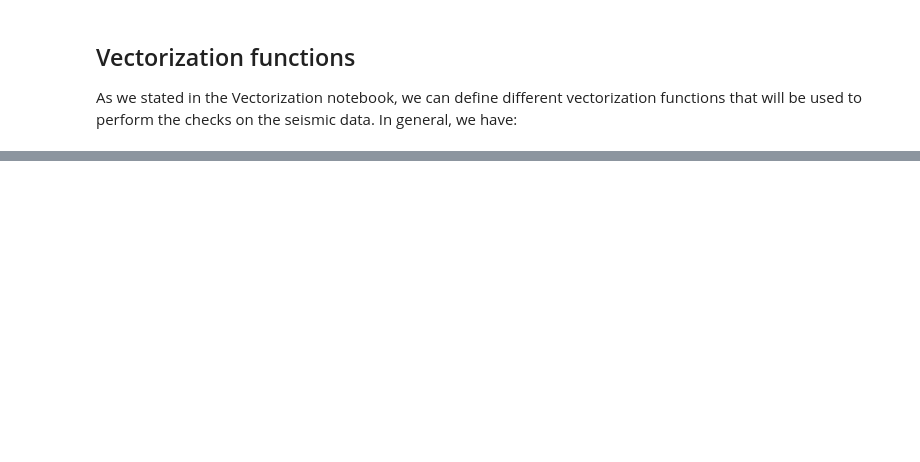
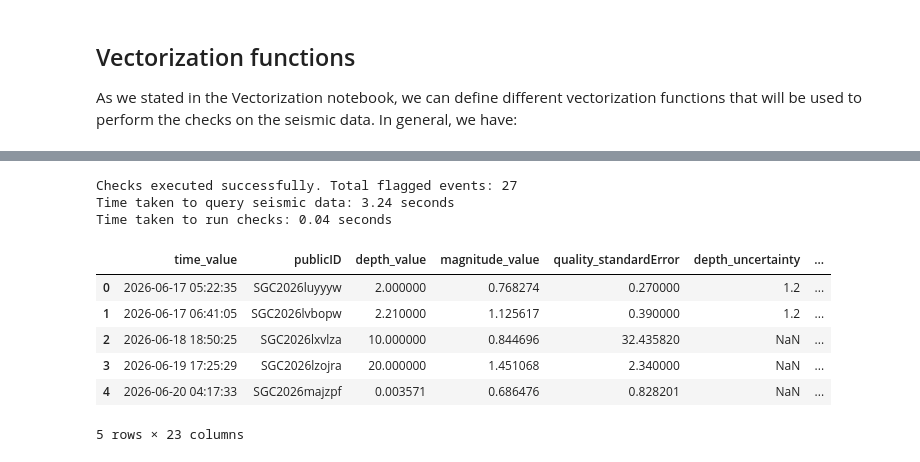
Before and after one commit to KenethGarcia/Revision_Sismicidad_SGC, a Jupyter notebook: notebooks/Setting_config_file.ipynb, the cells around one changed output, grey strips where cells are left out. Saved outputs shown, nothing was run; the diff lists cells and outputs as text; code cells hidden in the pictures; blank space fills up the shorter version.

```diff
--- a/notebooks/Setting_config_file.ipynb
+++ b/notebooks/Setting_config_file.ipynb
@@ -641,6 +641,6 @@ def fetch_seismic_data(
 # Test the fetch_seismic_data function with the loaded configuration
 if __name__ == "__main__":
     config = load_config("config.toml", credentials_keys=('SERVER_SC6_HOST', 'SERVER_SC6_USERNAME', 'SERVER_SC6_PASSWORD', 'SERVER_SC6_DATABASE', 'SERVER_SC6_PORT'))
-    seismic_data = fetch_seismic_data(config, start_time='2026-06-27', end_time='2026-06-28')
+    seismic_data = fetch_seismic_data(config, start_time='2026-03-17', end_time='2026-07-10')
     print("Seismic data fetched successfully. Total events obtained:", len(seismic_data))
 # %% [output]
@@ -650,7 +650,7 @@ Seismic data fetched successfully. Total events obtained: 208
 if __name__ == "__main__":
     try:
         config = load_config("config.toml", credentials_keys=('SERVER_SC3_HOST', 'SERVER_SC3_USERNAME', 'SERVER_SC3_PASSWORD', 'SERVER_SC3_DATABASE', 'SERVER_SC3_PORT'))
-        query_example = "SELECT * FROM Origin WHERE Origin.time_value BETWEEN '2026-06-27 00:00:00' AND '2026-06-28 00:00:00' ORDER BY Origin.time_value ASC;"
+        query_example = "SELECT * FROM Origin WHERE Origin.time_value BETWEEN '2026-03-17 00:00:00' AND '2026-07-10 00:00:00' ORDER BY Origin.time_value ASC;"
         other_credentials = {
             "host": "localhost",
             "port": 3306,
@@ -963,0 +1212,24 @@ def combine_masks(
+# %%
+# Test the run_checks function with the loaded configuration and fetched seismic data
+config = load_config("config.toml", credentials_keys=('SERVER_SC6_HOST', 'SERVER_SC6_USERNAME', 'SERVER_SC6_PASSWORD', 'SERVER_SC6_DATABASE', 'SERVER_SC6_PORT'))
+starttime_quering = time.time()
+seismic_data = fetch_seismic_data(config, start_time='2026-06-17', end_time='2026-07-10')
+endtime_quering = time.time()
+starttime_checking = time.time()
+flagged_events = run_checks(seismic_data, config)
+endtime_checking = time.time()
+print("Checks executed successfully. Total flagged events:", len(flagged_events))
+print(f"Time taken to query seismic data: {endtime_quering - starttime_quering:.2f} seconds")
+print(f"Time taken to run checks: {endtime_checking - starttime_checking:.2f} seconds")
+flagged_events.head()
+# %% [output]
+Checks executed successfully. Total flagged events: 27
+Time taken to query seismic data: 3.24 seconds
+Time taken to run checks: 0.04 seconds
+|  | time_value | publicID | depth_value | magnitude_value | quality_standardError | depth_uncertainty | ... |
+| 0 | 2026-06-17 05:22:35 | SGC2026luyyyw | 2.000000 | 0.768274 | 0.270000 | 1.2 | ... |
+| 1 | 2026-06-17 06:41:05 | SGC2026lvbopw | 2.210000 | 1.125617 | 0.390000 | 1.2 | ... |
+| 2 | 2026-06-18 18:50:25 | SGC2026lxvlza | 10.000000 | 0.844696 | 32.435820 | NaN | ... |
+| 3 | 2026-06-19 17:25:29 | SGC2026lzojra | 20.000000 | 1.451068 | 2.340000 | NaN | ... |
+| 4 | 2026-06-20 04:17:33 | SGC2026majzpf | 0.003571 | 0.686476 | 0.828201 | NaN | ... |
+5 rows × 23 columns
```
Also changed, not shown: parts of 11 cells of this notebook.
